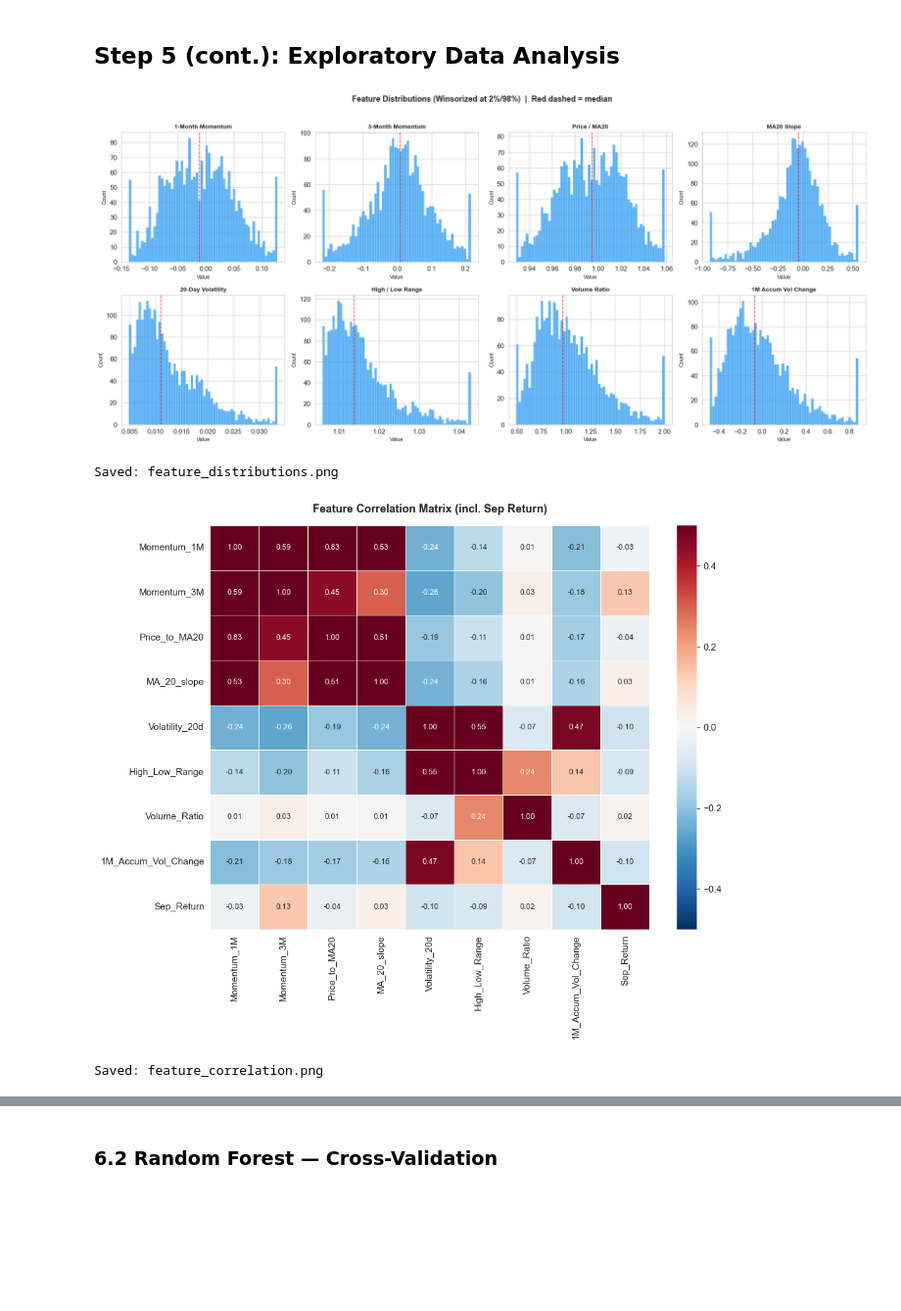
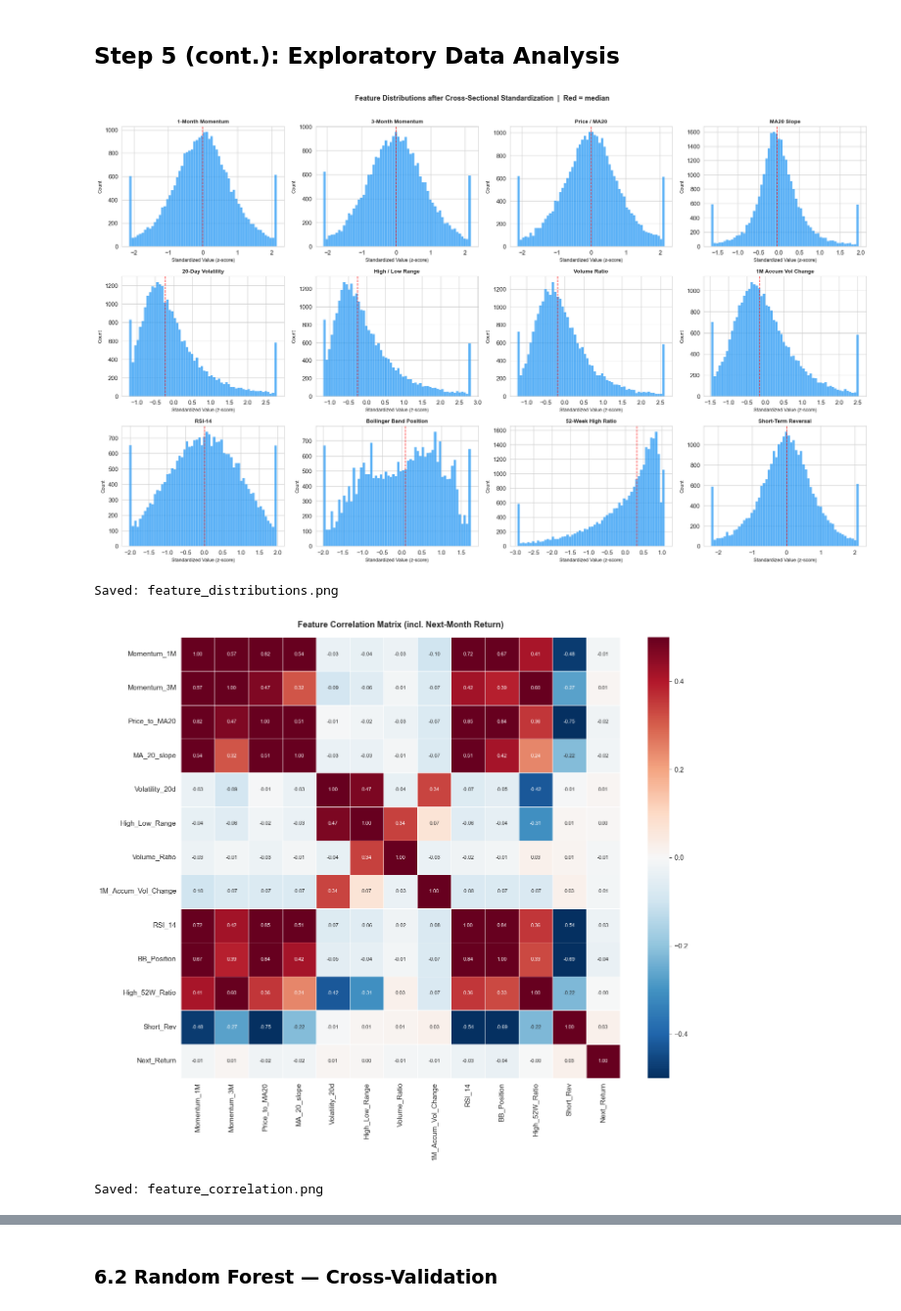
Before and after one commit to liuchy-jr/SP500-Equity-Selection-Using-ML, a Jupyter notebook: sp500_ml_project.ipynb, the cells around one changed output, grey strips where cells are left out. Shown at 98% size. Saved outputs shown, nothing was run; the diff lists cells and outputs as text; code cells hidden in the pictures; blank space fills up the shorter version.

Commit message:
scale the data to z score and align the metrics

```diff
--- a/sp500_ml_project.ipynb
+++ b/sp500_ml_project.ipynb
@@ -328,9 +334,11 @@ We iterate over all stocks and years (2013–2017), computing features at each A
 # %%
-YEARS = [2013, 2014, 2015, 2016, 2017]
+YEARS  = list(range(2013, 2018))   # formation years
+MONTHS = list(range(1, 13))        # all 12 months → next month as target
+
 tickers = data['name'].unique()
 
-print(f'Building dataset: {len(tickers)} stocks x {len(YEARS)} years')
-print('(This may take 1-3 minutes...)\n')
+print(f'Building dataset: {len(tickers)} stocks x {len(YEARS)} years x 12 months')
+print('(This may take 5–10 minutes...)\n')
 
 records = []
 for i, ticker in enumerate(tickers):
@@ -338,9 +346,10 @@ for i, ticker in enumerate(tickers):
                 .sort_values('date')
                 .reset_index(drop=True))
     for year in YEARS:
-        rec = compute_features_for_stock_year(stock_df, year)
-        if rec is not None:
-            records.append(rec)
+        for month in MONTHS:
+            rec = compute_features_for_stock_month(stock_df, year, month)
+            if rec is not None:
+                records.append(rec)
     if (i + 1) % 100 == 0:
         print(f'  {i+1}/{len(tickers)} stocks processed... ({len(records)} valid records)')
 
@@ -387,11 +389,0 @@ This ensures balanced classes and captures relative (cross-sectional) performanc
-# %%
-# Binary cross-sectional target
-features_df['Binary_Target'] = features_df.groupby('year')['Sep_Return'].transform(
-    lambda x: (x >= x.median()).astype(int)
-)
-
-print('=== Binary Target Distribution (0=bottom half, 1=top half) ===')
-print(features_df.groupby('year')['Binary_Target'].value_counts().unstack())
-
-print('\n=== September Return Statistics by Year ===')
-print(features_df.groupby('year')['Sep_Return'].describe().round(4))
@@ -416,53 +497,53 @@ year
 # %% [markdown]
 ## Step 5 (cont.): Exploratory Data Analysis
 # %%
-# Feature distribution histograms
 feature_labels = {
     'Momentum_1M':         '1-Month Momentum',
     'Momentum_3M':         '3-Month Momentum',
     'Price_to_MA20':       'Price / MA20',
     'MA_20_slope':         'MA20 Slope',
     'Volatility_20d':      '20-Day Volatility',
     'High_Low_Range':      'High / Low Range',
     'Volume_Ratio':        'Volume Ratio',
     '1M_Accum_Vol_Change': '1M Accum Vol Change',
+    'RSI_14':              'RSI-14',
+    'BB_Position':         'Bollinger Band Position',
+    'High_52W_Ratio':      '52-Week High Ratio',
+    'Short_Rev':           'Short-Term Reversal',
 }
 
-fig, axes = plt.subplots(2, 4, figsize=(18, 8))
+fig, axes = plt.subplots(3, 4, figsize=(20, 12))
 for ax, (col, label) in zip(axes.flat, feature_labels.items()):
-    vals = features_df[col].clip(
-        features_df[col].quantile(0.02),
-        features_df[col].quantile(0.98)
-    )
+    vals = features_df[col].clip(features_df[col].quantile(0.02),
+                                 features_df[col].quantile(0.98))
     ax.hist(vals, bins=60, color='#2196F3', alpha=0.75, edgecolor='white', linewidth=0.3)
     ax.axvline(vals.median(), color='red', linestyle='--', linewidth=1.2, alpha=0.8)
     ax.set_title(label, fontweight='bold', fontsize=10)
-    ax.set_xlabel('Value', fontsize=9)
+    ax.set_xlabel('Standardized Value (z-score)', fontsize=9)
     ax.set_ylabel('Count', fontsize=9)
 
-plt.suptitle('Feature Distributions (Winsorized at 2%/98%)  |  Red dashed = median',
-             fontsize=13, fontweight='bold', y=1.02)
+plt.suptitle('Feature Distributions after Cross-Sectional Standardization  |  Red = median',
+             fontsize=13, fontweight='bold', y=1.01)
 plt.tight_layout()
 plt.savefig('feature_distributions.png', bbox_inches='tight')
 plt.show()
 print('Saved: feature_distributions.png')
 # %% [output]
-[figure, old version]
+[figure, new version]
 Saved: feature_distributions.png
 # %%
-# Feature correlation heatmap (including Sep Return)
-fig, ax = plt.subplots(figsize=(11, 9))
-corr = features_df[FEATURE_COLS + ['Sep_Return']].corr()
+fig, ax = plt.subplots(figsize=(14, 12))
+corr = features_df[FEATURE_COLS + ['Next_Return']].corr()
 sns.heatmap(corr, annot=True, fmt='.2f', cmap='RdBu_r', center=0,
-            ax=ax, linewidths=0.5, vmin=-0.5, vmax=0.5, annot_kws={'size': 9})
-ax.set_title('Feature Correlation Matrix (incl. Sep Return)',
+            ax=ax, linewidths=0.5, vmin=-0.5, vmax=0.5, annot_kws={'size': 8})
+ax.set_title('Feature Correlation Matrix (incl. Next-Month Return)',
              fontsize=13, fontweight='bold', pad=15)
 plt.tight_layout()
 plt.savefig('feature_correlation.png', bbox_inches='tight')
 plt.show()
 print('Saved: feature_correlation.png')
 # %% [output]
-[figure, old version]
+[figure, new version]
 Saved: feature_correlation.png
 # %% [markdown]
 ## Step 6: Time-Series Cross-Validation (Expanding Window)
```
Also changed, not shown: parts of 45 cells of this notebook.
